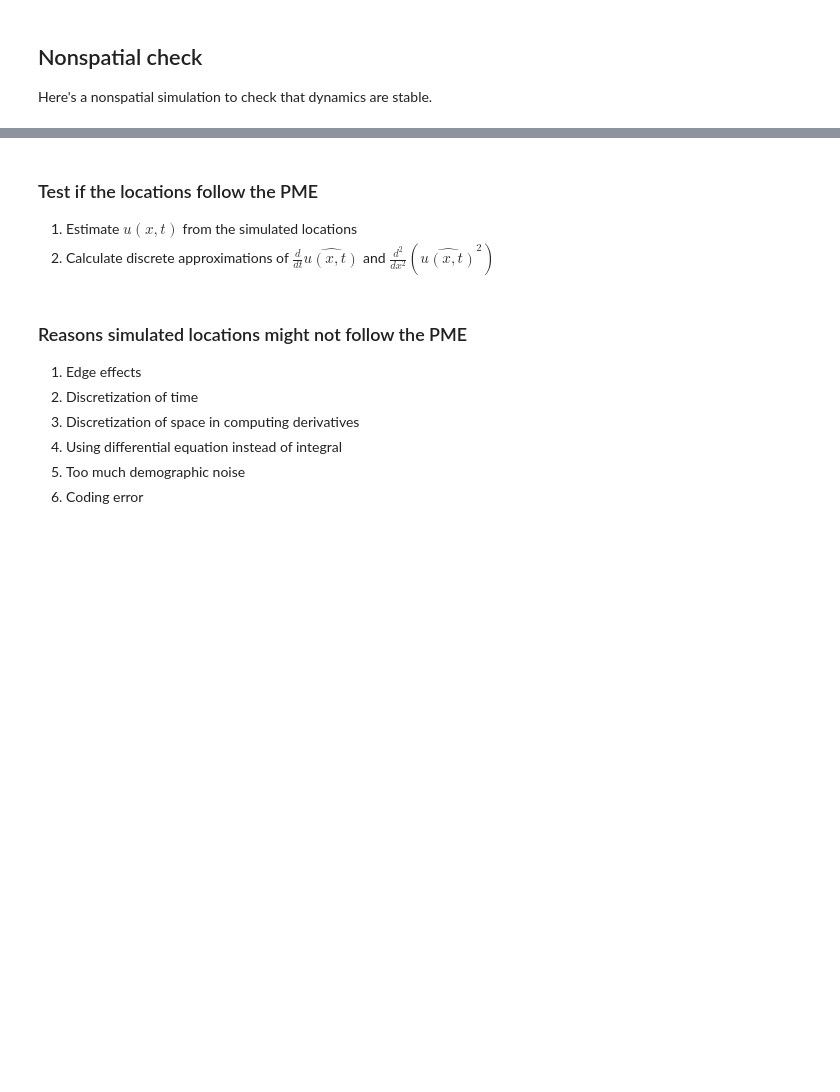
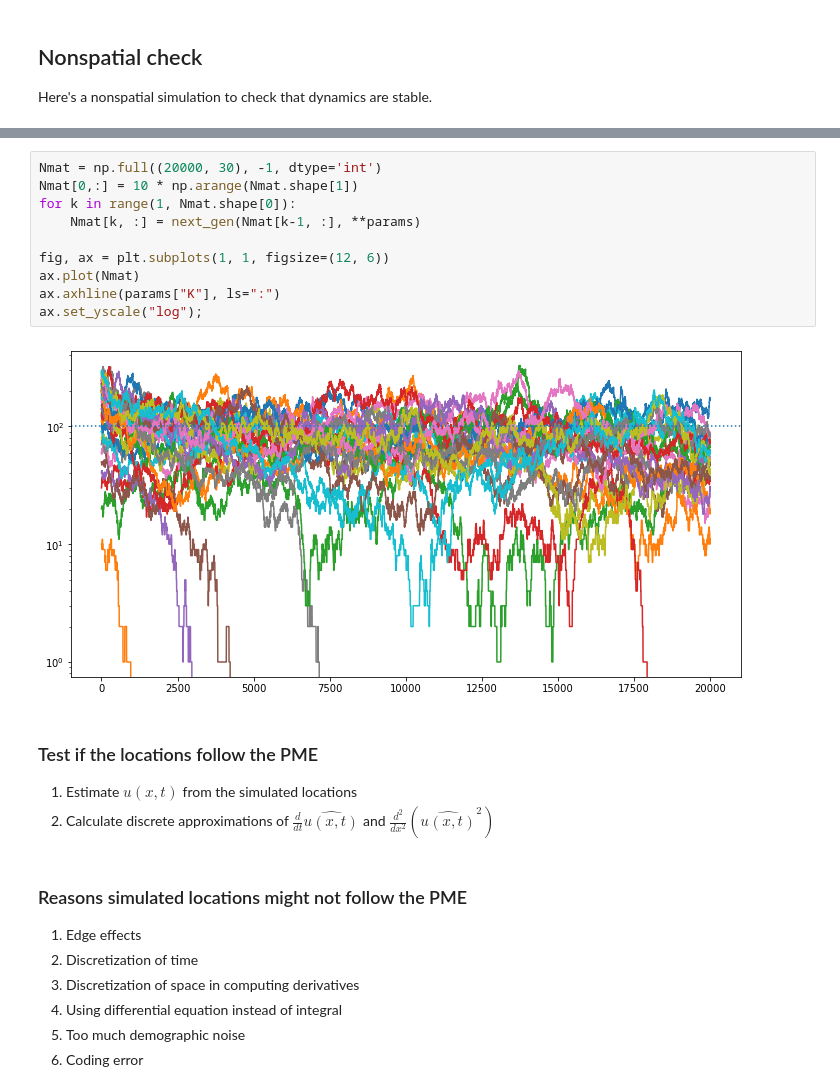
Before and after one commit to petrelharp/lineage_plotting, a Jupyter notebook: pme/pme_writeup.ipynb, the cells around one changed output, grey strips where cells are left out. Cells and saved outputs as stored; diff of their text form; blank space fills up the shorter version.

```diff
--- a/pme/pme_writeup.ipynb
+++ b/pme/pme_writeup.ipynb
@@ -142,3 +142,15 @@ ax.set_yscale("log");
+# %%
+Nmat = np.full((20000, 30), -1, dtype='int')
+Nmat[0,:] = 10 * np.arange(Nmat.shape[1])
+for k in range(1, Nmat.shape[0]):
+    Nmat[k, :] = next_gen(Nmat[k-1, :], **params)
+
+fig, ax = plt.subplots(1, 1, figsize=(12, 6))
+ax.plot(Nmat)
+ax.axhline(params["K"], ls=":")
+ax.set_yscale("log");
+# %% [output]
+[figure, added]
 # %% [markdown]
 ### Test if the locations follow the PME
 
```
Also changed, not shown: parts of 30 cells of this notebook, 5 other files.
